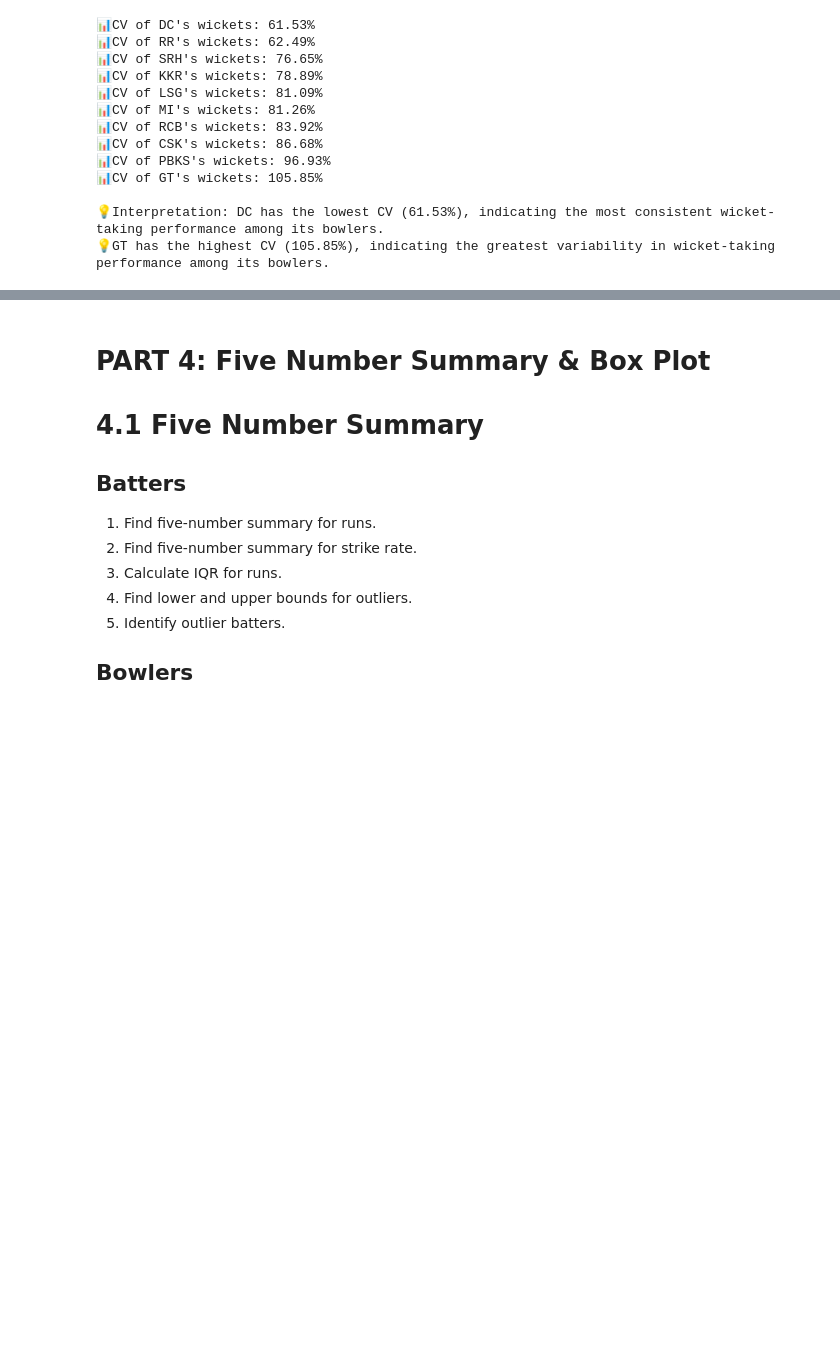
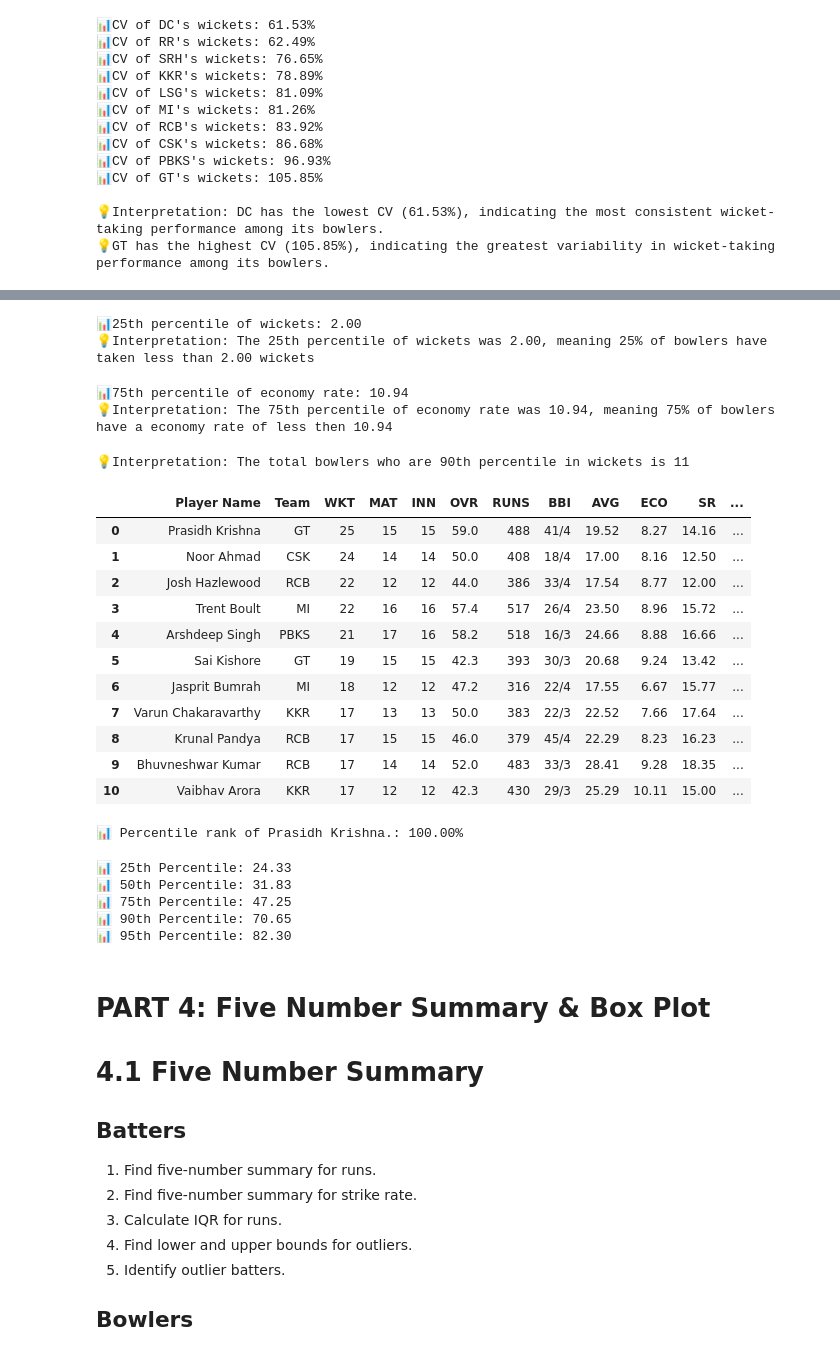
Before and after one commit to shahyash1136/data-analyst-porjects, a Jupyter notebook: IPL_2025_jupyterbook/index.ipynb, the cells around one changed output, grey strips where cells are left out. Cells and saved outputs as stored; diff of their text form; code cells hidden in the pictures; blank space fills up the shorter version.

```diff
--- a/IPL_2025_jupyterbook/index.ipynb
+++ b/IPL_2025_jupyterbook/index.ipynb
@@ -2723,0 +2753,63 @@ print(
+# %%
+## Bowlers
+
+# 1. Find 25th percentile of wickets.
+wkt_p25 = df_bowlers['WKT'].quantile(.25)
+print(f"📊25th percentile of wickets: {wkt_p25:.2f}")
+
+print(f"💡Interpretation: The 25th percentile of wickets was {wkt_p25:.2f}, meaning 25% of bowlers have taken less than {wkt_p25:.2f} wickets")
+# %% [output]
+📊25th percentile of wickets: 2.00
+💡Interpretation: The 25th percentile of wickets was 2.00, meaning 25% of bowlers have taken less than 2.00 wickets
+# %%
+# 2. Find 75th percentile of economy.
+eco_p75 = df_bowlers['ECO'].quantile(.75)
+print(f"📊75th percentile of economy rate: {eco_p75:.2f}")
+print(f"💡Interpretation: The 75th percentile of economy rate was {eco_p75:.2f}, meaning 75% of bowlers have a economy rate of less then {eco_p75:.2f}")
+# %% [output]
+📊75th percentile of economy rate: 10.94
+💡Interpretation: The 75th percentile of economy rate was 10.94, meaning 75% of bowlers have a economy rate of less then 10.94
+# %%
+# 3. Which bowlers are above 90th percentile in wickets?
+wkt_p90 = df_bowlers['WKT'].quantile(.90)
+bowlers_data = df_bowlers[df_bowlers['WKT'] > wkt_p90]
+print(f"💡Interpretation: The total bowlers who are 90th percentile in wickets is {len(bowlers_data)}")
+display(bowlers_data)
+# %% [output]
+💡Interpretation: The total bowlers who are 90th percentile in wickets is 11
+|  | Player Name | Team | WKT | MAT | INN | OVR | RUNS | BBI | AVG | ECO | SR | ... |
+| 0 | Prasidh Krishna | GT | 25 | 15 | 15 | 59.0 | 488 | 41/4 | 19.52 | 8.27 | 14.16 | ... |
+| 1 | Noor Ahmad | CSK | 24 | 14 | 14 | 50.0 | 408 | 18/4 | 17.00 | 8.16 | 12.50 | ... |
+| 2 | Josh Hazlewood | RCB | 22 | 12 | 12 | 44.0 | 386 | 33/4 | 17.54 | 8.77 | 12.00 | ... |
+| 3 | Trent Boult | MI | 22 | 16 | 16 | 57.4 | 517 | 26/4 | 23.50 | 8.96 | 15.72 | ... |
+| 4 | Arshdeep Singh | PBKS | 21 | 17 | 16 | 58.2 | 518 | 16/3 | 24.66 | 8.88 | 16.66 | ... |
+| 5 | Sai Kishore | GT | 19 | 15 | 15 | 42.3 | 393 | 30/3 | 20.68 | 9.24 | 13.42 | ... |
+| 6 | Jasprit Bumrah | MI | 18 | 12 | 12 | 47.2 | 316 | 22/4 | 17.55 | 6.67 | 15.77 | ... |
+| 7 | Varun Chakaravarthy | KKR | 17 | 13 | 13 | 50.0 | 383 | 22/3 | 22.52 | 7.66 | 17.64 | ... |
+| 8 | Krunal Pandya | RCB | 17 | 15 | 15 | 46.0 | 379 | 45/4 | 22.29 | 8.23 | 16.23 | ... |
+| 9 | Bhuvneshwar Kumar | RCB | 17 | 14 | 14 | 52.0 | 483 | 33/3 | 28.41 | 9.28 | 18.35 | ... |
+| 10 | Vaibhav Arora | KKR | 17 | 12 | 12 | 42.3 | 430 | 29/3 | 25.29 | 10.11 | 15.00 | ... |
+# %%
+# 4. Find percentile rank of Prasidh Krishna.
+prasidh_krishna = df_bowlers.loc[df_bowlers['Player Name'] == 'Prasidh Krishna','WKT'].iloc[0]
+
+below_or_equal = df_bowlers[df_bowlers['WKT'] <= prasidh_krishna]
+
+percentile_rank = (len(below_or_equal) / len(df_bowlers)) * 100
+
+print(f"📊 Percentile rank of Prasidh Krishna.: {percentile_rank:.2f}%")
+# %% [output]
+📊 Percentile rank of Prasidh Krishna.: 100.00%
+# %%
+# 5. Find percentile distribution of bowling averages.
+percentiles = [0.25, 0.50, 0.75, 0.90, 0.95]
+
+for p in percentiles:
+    value = df_bowlers["AVG"].quantile(p)
+    print(f"📊 {int(p*100)}th Percentile: {value:.2f}")
+# %% [output]
+📊 25th Percentile: 24.33
+📊 50th Percentile: 31.83
+📊 75th Percentile: 47.25
+📊 90th Percentile: 70.65
+📊 95th Percentile: 82.30
```
Also changed, not shown: parts of 8 cells of this notebook.
